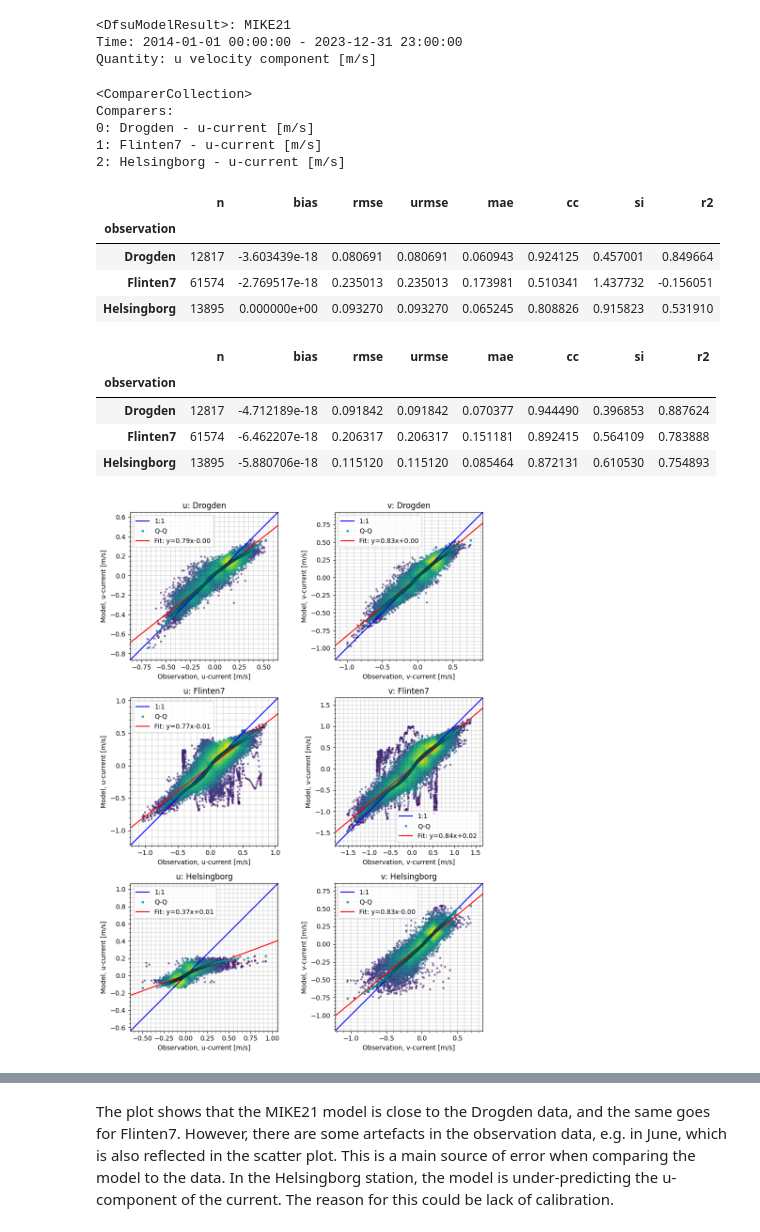
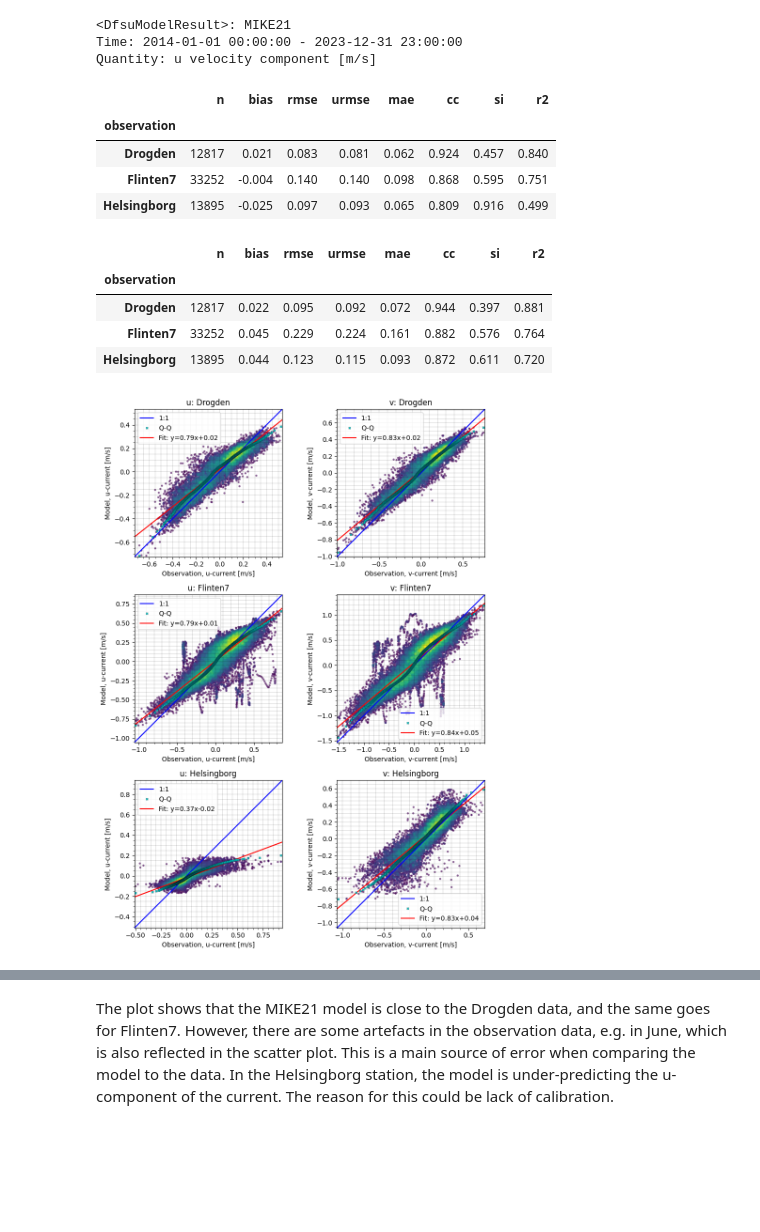
Before and after one commit to DHI/WaterBench-MIKE21HD-Oresund, a Jupyter notebook: code/model_validation_currents.ipynb, the cells around one changed output, grey strips where cells are left out. Drawn from its saved outputs; the diff is of its cells as text; code cells hidden in the pictures; blank space fills up the shorter version.

Commit message:
tidy up current validation

```diff
--- a/code/model_validation_currents.ipynb
+++ b/code/model_validation_currents.ipynb
@@ -29,53 +25,46 @@ cc_v = ms.match(obs=vlist, mod=mr_v)
-# %%
-# Remove bias from comparers
-cc2_u = []
-cc2_v = []
-for i in range(len(cc_u)):
-    cc2_u.append(cc_u[i].remove_bias())
-    cc2_v.append(cc_v[i].remove_bias())
-# Create a comparer collection
-cc_u = ms.ComparerCollection(cc2_u)
-cc_v = ms.ComparerCollection(cc2_v)
-cc_u
-# %% [output]
-<ComparerCollection>
-Comparers:
-0: Drogden - u-current [m/s]
-1: Flinten7 - u-current [m/s]
-2: Helsingborg - u-current [m/s]
+# %%
+cmps = []
+for o in ulist:
+    try:
+        cmps.append(ms.match(obs=o, mod=mr_u))
+    except Exception as e:
+        print(e)
+cc_u = ms.ComparerCollection(cmps)
+# %%
+cmps = []
+for o in vlist:
+    try:
+        cmps.append(ms.match(obs=o, mod=mr_v))
+    except Exception as e:
+        print(e)
+cc_v = ms.ComparerCollection(cmps)
 # %%
-# Print statistics for the u component
-cc_u.skill()
+# Print statistics for the u-component
+cc_u.skill().round(3)
 # %% [output]
 |  | n | bias | rmse | urmse | mae | cc | si | r2 |
 | observation |  |  |  |  |  |  |  |  |
-| Drogden | 12817 | -3.603439e-18 | 0.080691 | 0.080691 | 0.060943 | 0.924125 | 0.457001 | 0.849664 |
-| Flinten7 | 61574 | -2.769517e-18 | 0.235013 | 0.235013 | 0.173981 | 0.510341 | 1.437732 | -0.156051 |
-| Helsingborg | 13895 | 0.000000e+00 | 0.093270 | 0.093270 | 0.065245 | 0.808826 | 0.915823 | 0.531910 |
+| Drogden | 12817 | 0.021 | 0.083 | 0.081 | 0.062 | 0.924 | 0.457 | 0.840 |
+| Flinten7 | 33252 | -0.004 | 0.140 | 0.140 | 0.098 | 0.868 | 0.595 | 0.751 |
+| Helsingborg | 13895 | -0.025 | 0.097 | 0.093 | 0.065 | 0.809 | 0.916 | 0.499 |
 # %%
-# Print statistics for the u component
-cc_v.skill()
+# Print statistics for the v-component
+cc_v.skill().round(3)
 # %% [output]
 |  | n | bias | rmse | urmse | mae | cc | si | r2 |
 | observation |  |  |  |  |  |  |  |  |
-| Drogden | 12817 | -4.712189e-18 | 0.091842 | 0.091842 | 0.070377 | 0.944490 | 0.396853 | 0.887624 |
-| Flinten7 | 61574 | -6.462207e-18 | 0.206317 | 0.206317 | 0.151181 | 0.892415 | 0.564109 | 0.783888 |
-| Helsingborg | 13895 | -5.880706e-18 | 0.115120 | 0.115120 | 0.085464 | 0.872131 | 0.610530 | 0.754893 |
+| Drogden | 12817 | 0.022 | 0.095 | 0.092 | 0.072 | 0.944 | 0.397 | 0.881 |
+| Flinten7 | 33252 | 0.045 | 0.229 | 0.224 | 0.161 | 0.882 | 0.576 | 0.764 |
+| Helsingborg | 13895 | 0.044 | 0.123 | 0.115 | 0.093 | 0.872 | 0.611 | 0.720 |
 # %%
-yr_s = [None, None, None]
-yr = ["2024","2020", "2019"]
-
-fig,axs = plt.subplots(3,2,figsize=(9,12))
-# Scatter plot using data from the selected years
+fig, axs = plt.subplots(3, 2, figsize=(9,12))
 for i in range(len(cc_u)):
-    cc_u[i].sel(start = yr_s[i], end=yr[i]).plot.scatter(ax=axs[i,0],bins=10)
-    cc_v[i].sel(start = yr_s[i], end=yr[i]).plot.scatter(ax=axs[i,1],bins=10)
-    axs[i,0].set_title("u: "+cc_u[i].name)
-    axs[i,1].set_title("v: "+cc_v[i].name)
+    cc_u[i].sel().plot.scatter(ax=axs[i,0], title=f"u: {cc_u[i].name}")
+    cc_v[i].sel().plot.scatter(ax=axs[i,1], title=f"v: {cc_v[i].name}")
 plt.tight_layout()
 plt.show()
 # %% [output]
-[figure, old version]
+[figure, new version]
 # %%
 # Look at a timeseries for a qualitative comparison between observations and model
 yr_s = ["2023-05-01", "2018-05-01", "2018-05-01"]
```
Also changed, not shown: parts of 3 cells of this notebook.
